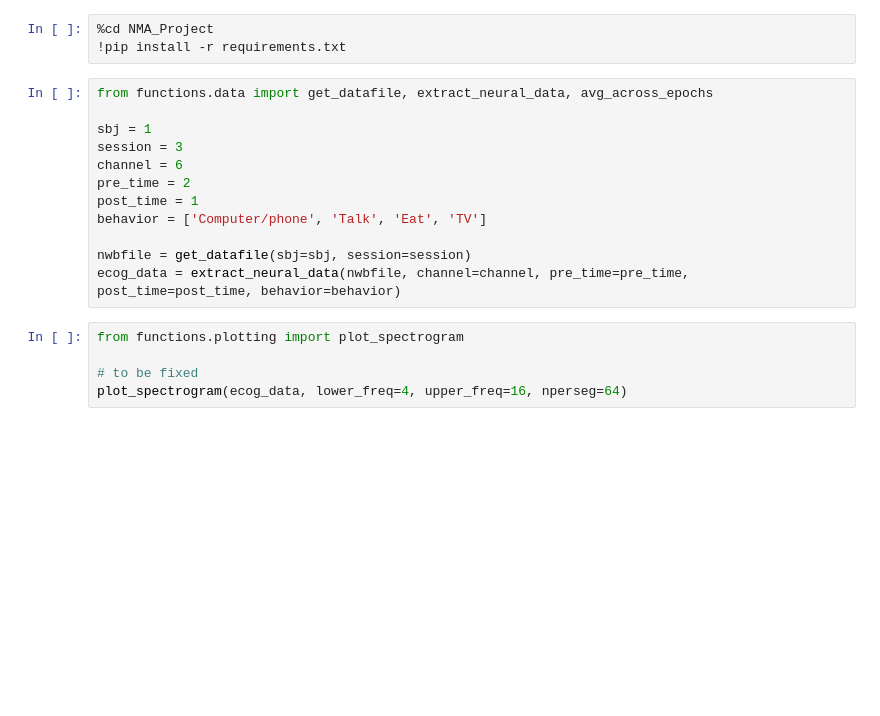
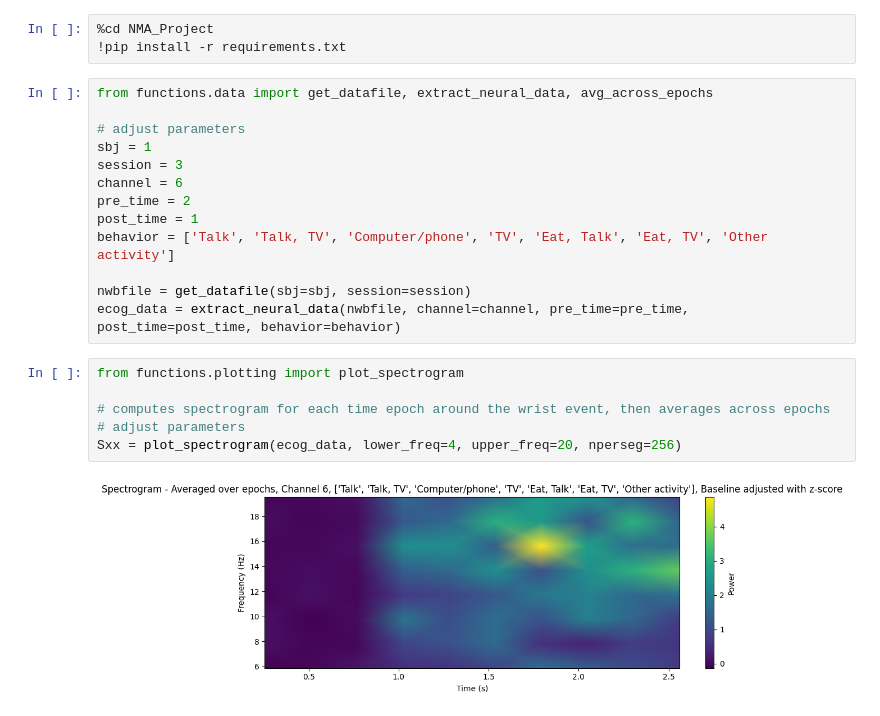
Before and after one commit to mserhat1/NMA_Project, a Jupyter notebook: notebook_for_plotting.ipynb, the cells around one changed output. Drawn from its saved outputs; the diff is of its cells as text; blank space fills up the shorter version.

```diff
--- a/notebook_for_plotting.ipynb
+++ b/notebook_for_plotting.ipynb
@@ -10,17 +10,21 @@ sys.path.append('/content/NMA_Project')
 # %%
 from functions.data import get_datafile, extract_neural_data, avg_across_epochs
 
+# adjust parameters
 sbj = 1
 session = 3
 channel = 6
 pre_time = 2
 post_time = 1
-behavior = ['Computer/phone', 'Talk', 'Eat', 'TV']
+behavior = ['Talk', 'Talk, TV', 'Computer/phone', 'TV', 'Eat, Talk', 'Eat, TV', 'Other activity']
 
 nwbfile = get_datafile(sbj=sbj, session=session)
 ecog_data = extract_neural_data(nwbfile, channel=channel, pre_time=pre_time, post_time=post_time, behavior=behavior)
 # %%
 from functions.plotting import plot_spectrogram
 
-# to be fixed
-plot_spectrogram(ecog_data, lower_freq=4, upper_freq=16, nperseg=64)
+# computes spectrogram for each time epoch around the wrist event, then averages across epochs
+# adjust parameters
+Sxx = plot_spectrogram(ecog_data, lower_freq=4, upper_freq=20, nperseg=256)
+# %% [output]
+[figure, added]
```
Also changed, not shown: parts of 2 cells of this notebook.
